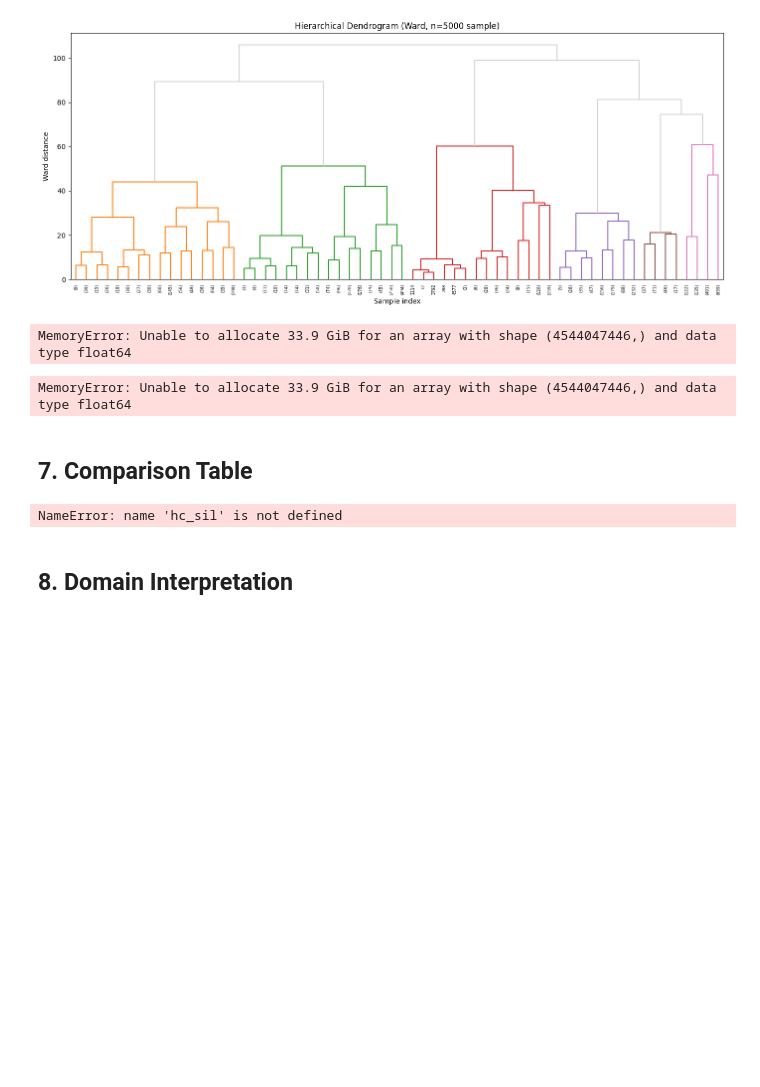
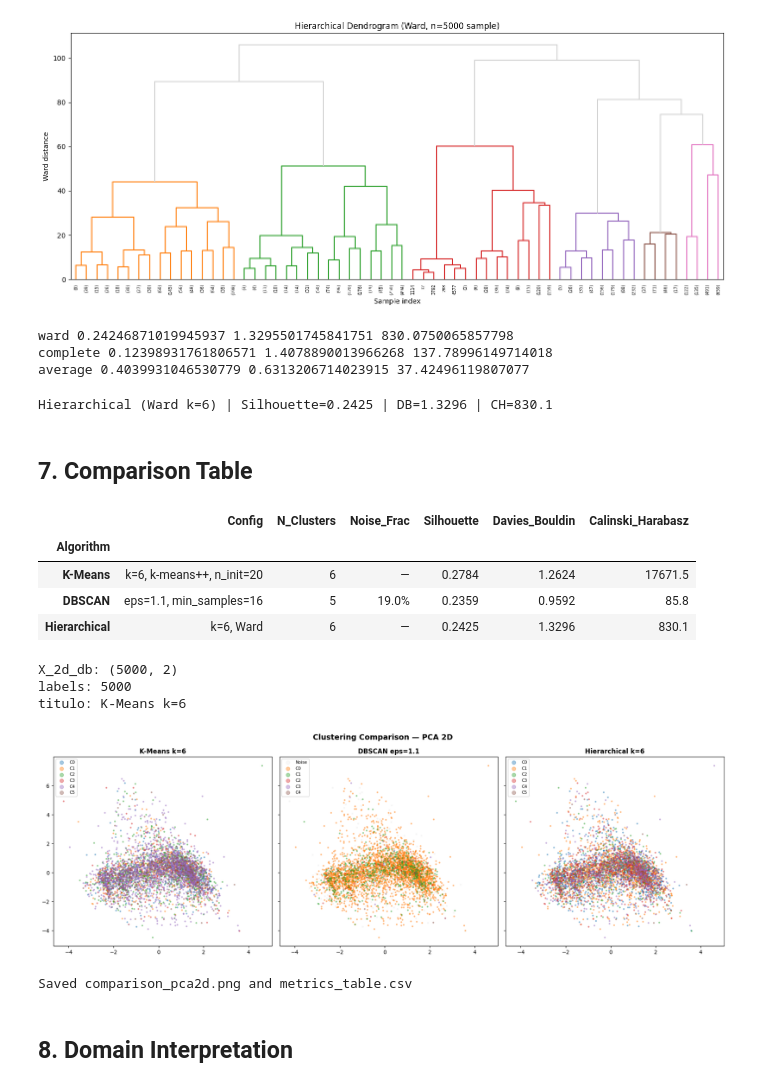
Before and after one commit to YeyoDev99/challenge-5_4, a Jupyter notebook: notebooks/best_run.ipynb, the cells around one changed output. Cells and saved outputs as stored; diff of their text form; code cells hidden in the pictures; blank space fills up the shorter version.

```diff
--- a/notebooks/best_run.ipynb
+++ b/notebooks/best_run.ipynb
@@ -717,34 +749,48 @@ plt.show()
 # %%
 K_HC = K_BEST
-for method in ['ward','complete','average']:
-    hc = AgglomerativeClustering(n_clusters=K_HC, linkage=method)
-    lbl = hc.fit_predict(X_pca)
-    sil = silhouette_score(X_pca, lbl)
-    db  = davies_bouldin_score(X_pca, lbl)
-    ch  = calinski_harabasz_score(X_pca, lbl)
-    print(f"Linkage={method:8s} | sil={sil:.4f} | DB={db:.4f} | CH={ch:.1f}")
+
+for method in ['ward', 'complete', 'average']:
+
+    hc = AgglomerativeClustering(
+        n_clusters=K_HC,
+        linkage=method
+    )
+
+    lbl = hc.fit_predict(X_hc)
+
+    sil = silhouette_score(X_hc, lbl)
+    db  = davies_bouldin_score(X_hc, lbl)
+    ch  = calinski_harabasz_score(X_hc, lbl)
+
+    print(method, sil, db, ch)
 # %% [output]
-MemoryError: Unable to allocate 33.9 GiB for an array with shape (4544047446,) and data type float64
+ward 0.24246871019945937 1.3295501745841751 830.0750065857798
+complete 0.12398931761806571 1.4078890013966268 137.78996149714018
+average 0.4039931046530779 0.6313206714023915 37.42496119807077
 # %%
-hc_best   = AgglomerativeClustering(n_clusters=K_HC, linkage='ward')
-hc_labels = hc_best.fit_predict(X_pca)
-df_model['hc_cluster'] = hc_labels
+hc_best = AgglomerativeClustering(
+    n_clusters=K_HC,
+    linkage='ward'
+)
 
-hc_sil = silhouette_score(X_pca, hc_labels)
-hc_db  = davies_bouldin_score(X_pca, hc_labels)
-hc_ch  = calinski_harabasz_score(X_pca, hc_labels)
-print(f"Hierarchical (Ward k={K_HC}) | Silhouette={hc_sil:.4f} | DB={hc_db:.4f} | CH={hc_ch:.1f}")
+hc_labels = hc_best.fit_predict(X_hc)
 
-fig, ax = plt.subplots(figsize=(10,7))
-for c in range(K_HC):
-    mask = hc_labels==c
-    ax.scatter(X_2d[mask,0], X_2d[mask,1], c=[palette[c%10]], label=f'C{c}', alpha=0.4, s=8)
-ax.set(xlabel='PC1', ylabel='PC2', title=f'Hierarchical Ward (k={K_HC}) — PCA 2D')
-ax.legend(markerscale=3, fontsize=9); plt.tight_layout()
-plt.savefig(FIG_DIR/'hierarchical_pca2d.png', dpi=150, bbox_inches='tight')
-plt.show()
+hc_sil = silhouette_score(X_hc, hc_labels)
+hc_db  = davies_bouldin_score(X_hc, hc_labels)
+hc_ch  = calinski_harabasz_score(X_hc, hc_labels)
+
+print(
+    f"Hierarchical (Ward k={K_HC}) | "
+    f"Silhouette={hc_sil:.4f} | "
+    f"DB={hc_db:.4f} | "
+    f"CH={hc_ch:.1f}"
+)
 # %% [output]
-MemoryError: Unable to allocate 33.9 GiB for an array with shape (4544047446,) and data type float64
+Hierarchical (Ward k=6) | Silhouette=0.2425 | DB=1.3296 | CH=830.1
+# %%
+km_labels = km_best.fit_predict(X_sample)
+db_labels = db_best.fit_predict(X_sample)
+hc_labels = hc_best.fit_predict(X_sample)
 # %% [markdown]
 ## 7. Comparison Table
 # %%
@@ -757,36 +803,47 @@ results = pd.DataFrame([
     {'Algorithm':'DBSCAN',       'Config':f'eps={EPS_BEST}, min_samples={MINSAM_BEST}',
      'N_Clusters':n_db_clusters, 'Noise_Frac':f'{noise_frac:.1%}',
      'Silhouette':round(db_sil,4) if not np.isnan(db_sil) else 'N/A',
      'Davies_Bouldin':round(db_db,4) if not np.isnan(db_db) else 'N/A',
      'Calinski_Harabasz':round(db_ch,1) if not np.isnan(db_ch) else 'N/A'},
     {'Algorithm':'Hierarchical', 'Config':f'k={K_HC}, Ward',
      'N_Clusters':K_HC, 'Noise_Frac':'—',
      'Silhouette':round(hc_sil,4), 'Davies_Bouldin':round(hc_db,4), 'Calinski_Harabasz':round(hc_ch,1)},
 ]).set_index('Algorithm')
 
 display(results)
 results.to_csv('/workspaces/challenge-5_4/results/metrics_table.csv')
-
 # Side-by-side plot
 fig, axes = plt.subplots(1,3,figsize=(18,6),sharex=True,sharey=True)
+print("X_2d_db:", X_2d_db.shape)
+print("labels:", len(labels))
+print("titulo:", title)
 for ax, labels, title in zip(axes,
     [km_labels, db_labels, hc_labels],
     [f'K-Means k={K_BEST}', f'DBSCAN eps={EPS_BEST}', f'Hierarchical k={K_HC}']):
     for i,lbl in enumerate(sorted(set(labels))):
         mask = labels==lbl
         color = 'lightgray' if lbl==-1 else palette[i%10]
-        ax.scatter(X_2d[mask,0], X_2d[mask,1], c=[color],
+        ax.scatter(X_2d_db[mask,0], X_2d_db[mask,1], c=[color],
                    alpha=0.15 if lbl==-1 else 0.4, s=5,
                    label='Noise' if lbl==-1 else f'C{lbl}')
     ax.set_title(title, fontweight='bold')
     ax.legend(markerscale=3, fontsize=8)
 plt.suptitle('Clustering Comparison — PCA 2D', fontsize=14, fontweight='bold')
 plt.tight_layout()
 plt.savefig(FIG_DIR/'comparison_pca2d.png', dpi=150, bbox_inches='tight')
 plt.show()
 print("Saved comparison_pca2d.png and metrics_table.csv")
 # %% [output]
+|  | Config | N_Clusters | Noise_Frac | Silhouette | Davies_Bouldin | Calinski_Harabasz |
+| Algorithm |  |  |  |  |  |  |
+| K-Means | k=6, k-means++, n_init=20 | 6 | — | 0.2784 | 1.2624 | 17671.5 |
+| DBSCAN | eps=1.1, min_samples=16 | 5 | 19.0% | 0.2359 | 0.9592 | 85.8 |
+| Hierarchical | k=6, Ward | 6 | — | 0.2425 | 1.3296 | 830.1 |
-NameError: name 'hc_sil' is not defined
+X_2d_db: (5000, 2)
+labels: 5000
+titulo: K-Means k=6
+[figure, added]
+Saved comparison_pca2d.png and metrics_table.csv
 # %% [markdown]
 ## 8. Domain Interpretation
 # %%
```
Also changed, not shown: parts of 18 cells of this notebook.
